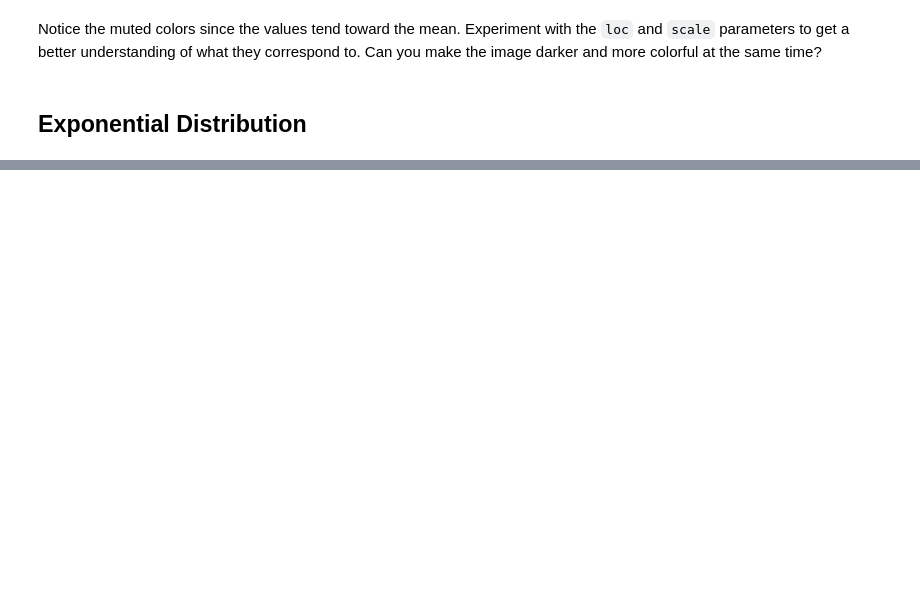
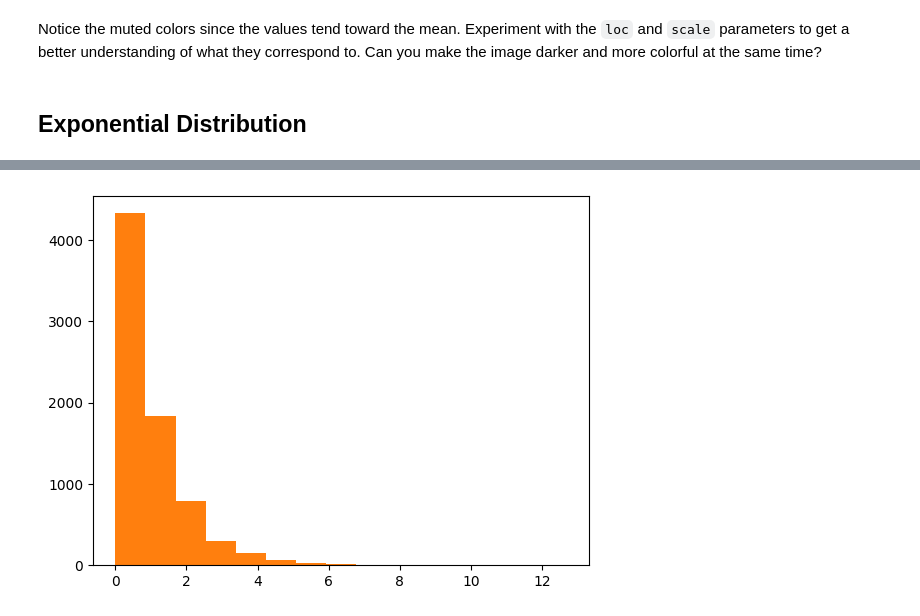
Before and after one commit to wall-e785/Week2-Randomness-and-Chaos, a Jupyter notebook: colors_arranged_by_chance.ipynb, the cells around one changed output, grey strips where cells are left out. Drawn from its saved outputs; the diff is of its cells as text; code cells hidden in the pictures; blank space fills up the shorter version.

```diff
--- a/colors_arranged_by_chance.ipynb
+++ b/colors_arranged_by_chance.ipynb
@@ -160,0 +147,6 @@ Notice the muted colors since the values tend toward the mean. Experiment with t
+# %%
+samples = np.random.exponential(scale=1.0, size=n_samples)
+
+plot_distribution(samples)
+# %% [output]
+[figure, added]
```
Also changed, not shown: parts of 20 cells of this notebook.
